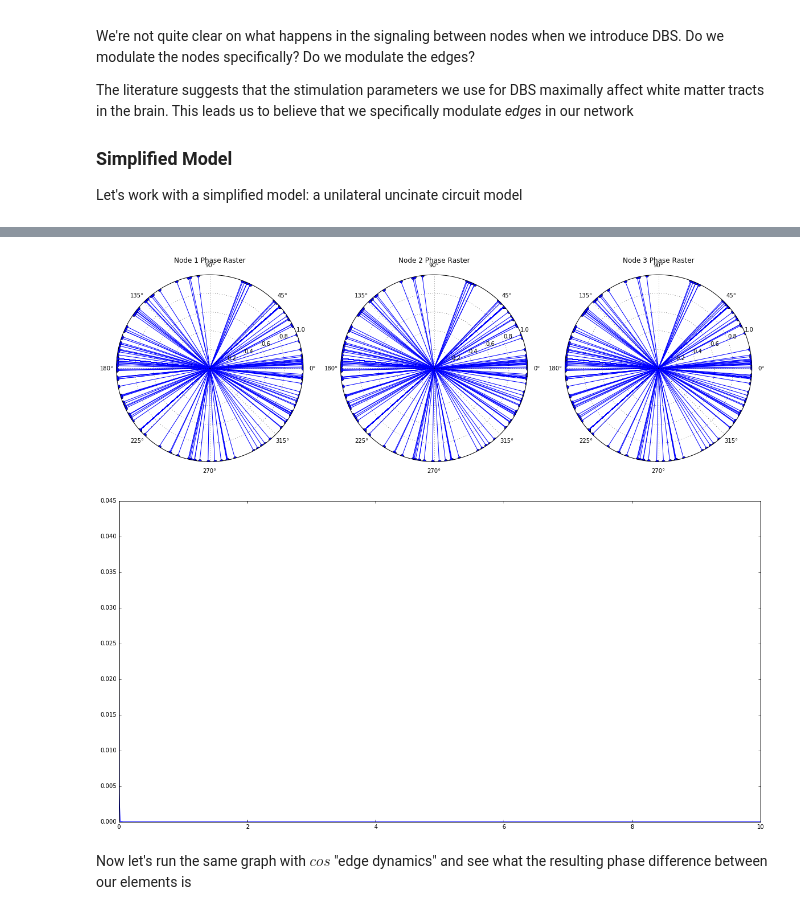
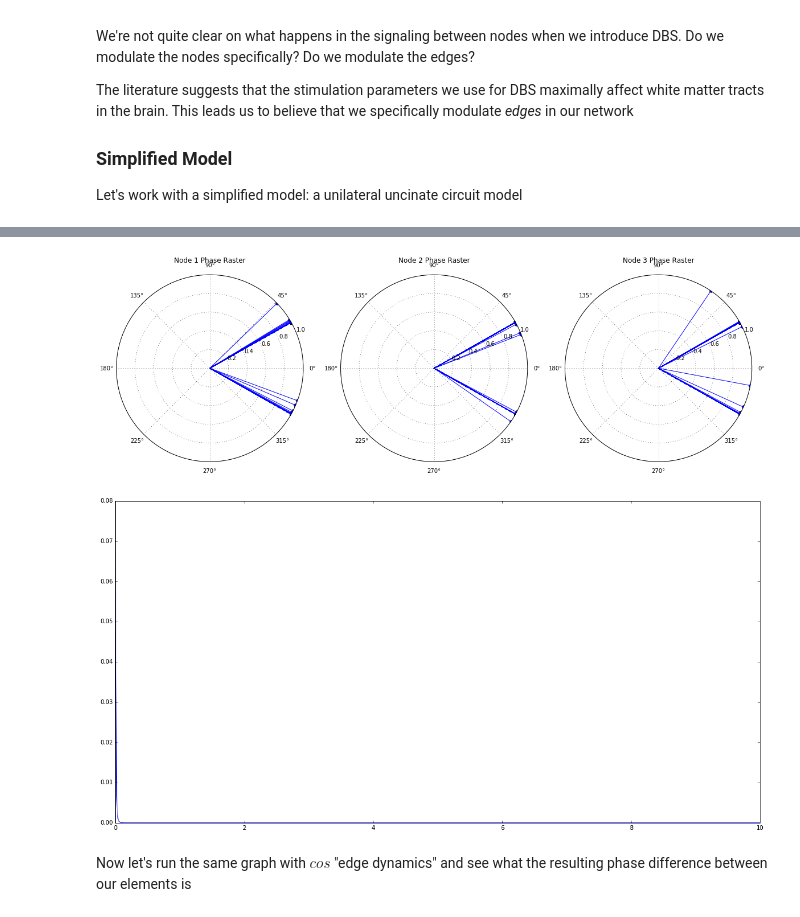
Before and after one commit to virati/KuramotoDBS, a Jupyter notebook: Kuramoto Modeling of Uncinate Fasciculus.ipynb, the cells around one changed output, grey strips where cells are left out. Saved outputs shown, nothing was run; the diff lists cells and outputs as text; code cells hidden in the pictures.

```diff
--- a/Kuramoto Modeling of Uncinate Fasciculus.ipynb
+++ b/Kuramoto Modeling of Uncinate Fasciculus.ipynb
@@ -134,6 +142,8 @@ G.add_edge(1,2)
 G.add_edge(2,3)
 G.add_edge(1,3)
 
+G = nx.random_regular_graph(4,10)
+
 plt.figure()
 nx.draw(G)
 
@@ -178,7 +188,7 @@ def run_KM(G,edge_func):
     D = (nx.incidence_matrix(G)).todense()
     state = []
     var_phase = []
-    state = nm.matrix(nm.random.rand(3,1))
+    state = nm.matrix(nm.random.rand(G.number_of_nodes(),1))
 
     timesteps = nm.linspace(0,10,1000)
 
@@ -186,7 +196,7 @@ def run_KM(G,edge_func):
     #from collections import defaultdict
     #state_d = defaultdict(list)
 
-    we = 2
+    we = 0.3
     for tt, ts in nm.ndenumerate(timesteps):
         curr_state = state[:,-1]
         #Cosine dynamics
@@ -195,35 +205,35 @@ def run_KM(G,edge_func):
 
         new_state = curr_state - state_c
         state = nm.hstack((state,new_state))
         #state_d[tt] = new_state
 
     rads = nm.ones(state.shape)
 
     plt.figure(figsize=(20,10))
     ax = plt.subplot(131,projection='polar')
     ax.stem(state[0,:].transpose(),rads[0,:].transpose())
     ax.set_title('Node 1 Phase Raster')
     ax = plt.subplot(132,projection='polar')
     ax.set_title('Node 2 Phase Raster')
     ax.stem(state[1,:].transpose(),rads[1,:].transpose())
     ax = plt.subplot(133,projection='polar')
     ax.set_title('Node 3 Phase Raster')
     ax.stem(state[2,:].transpose(),rads[2,:].transpose())
     ax.set_rmax(1)
     #ax.plot([0,nm.pi / 2, nm.pi],[1,1,1],color='r',linewidth=3)
 
     plt.show()
 
 
     var_phase = nm.squeeze(nm.var(state.T,1)).T
     #Plot variance in phase over time as well
     plt.figure(figsize=(20,10))
     plt.plot(timesteps,var_phase[0:-1,0])
 
 run_KM(G,nm.sin)
 # %% [output]
-[figure, old version]
+[figure, new version]
-[figure, old version]
+[figure, new version]
 # %% [markdown]
 Now let's run the same graph with $cos$ "edge dynamics" and see what the resulting phase difference between our elements is
 # %%
```
Also changed, not shown: parts of 5 cells of this notebook.
